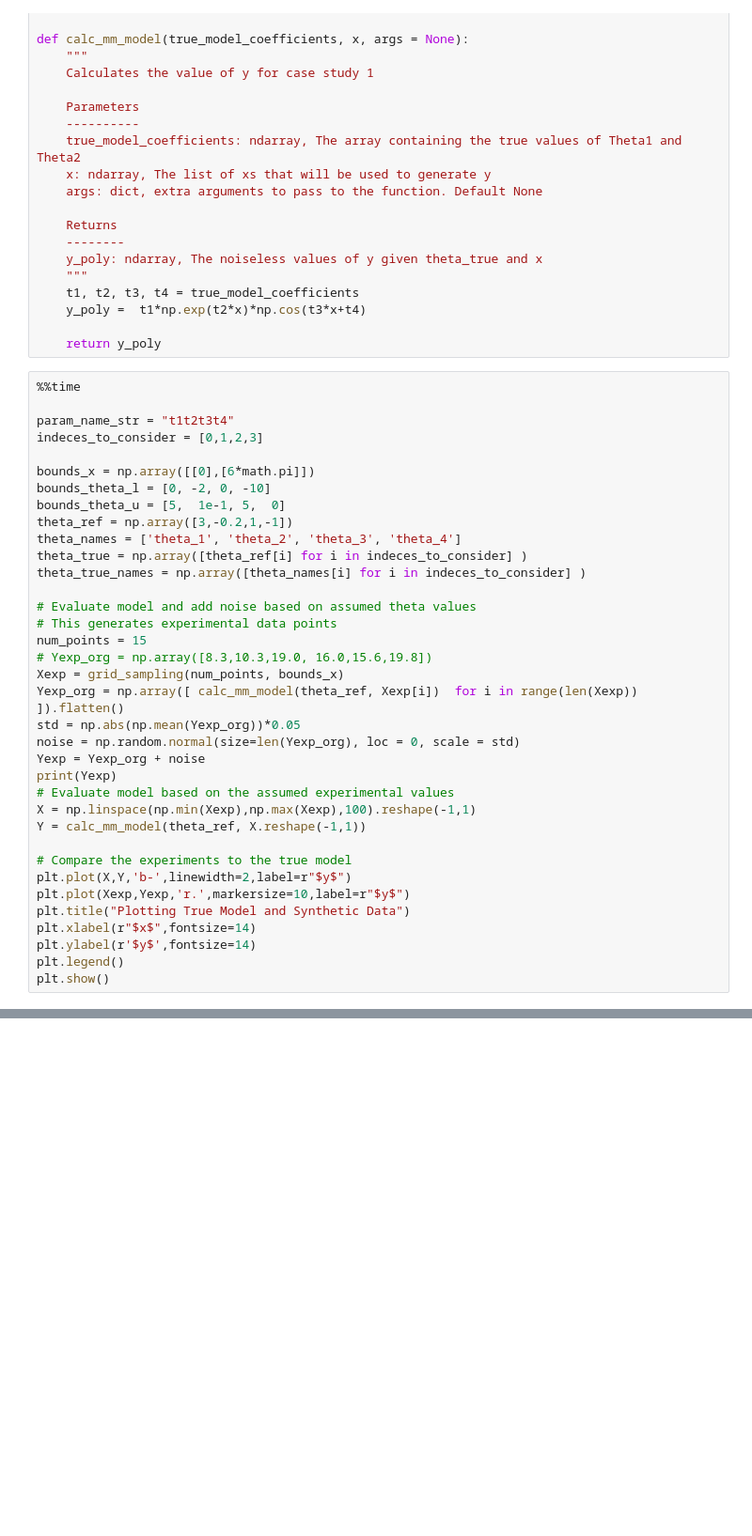
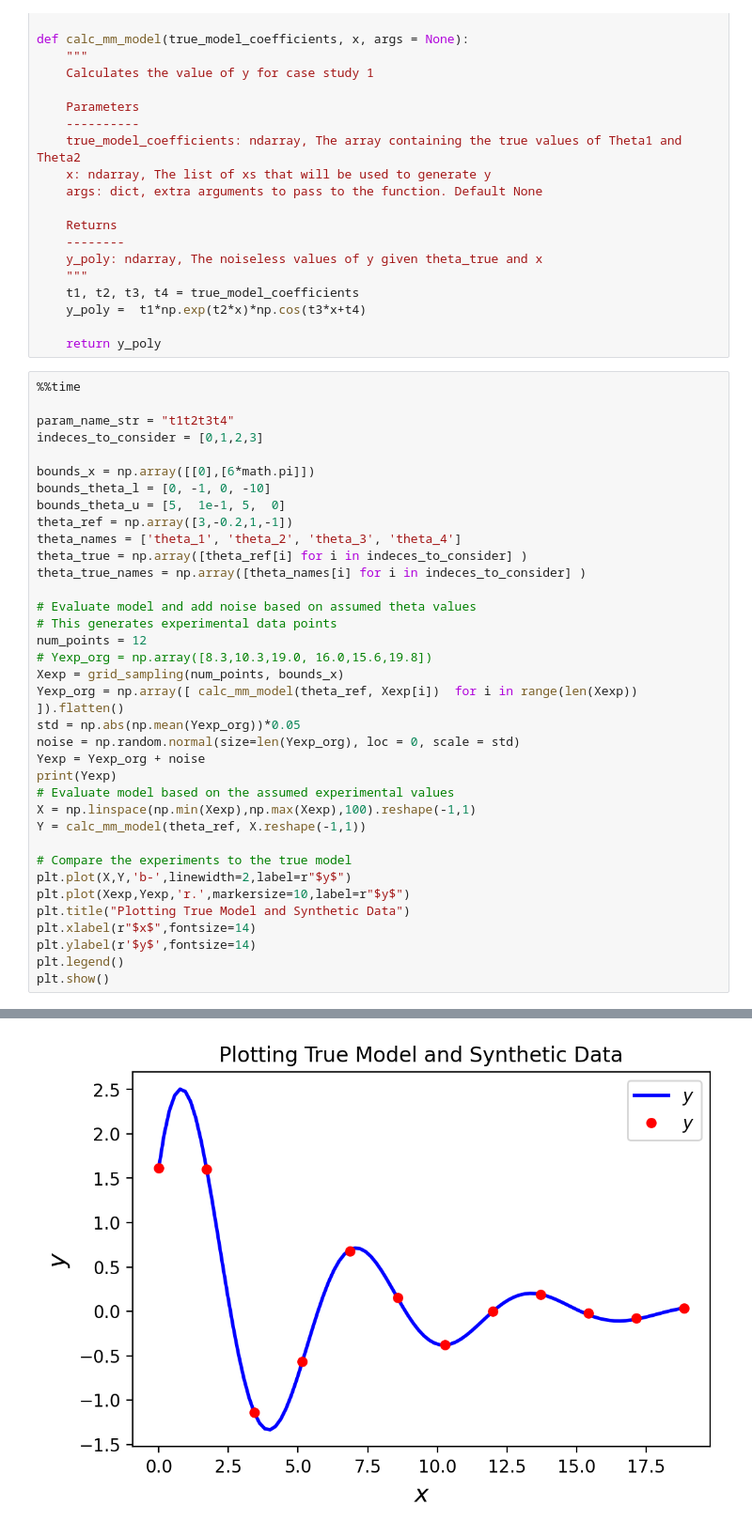
Before and after one commit to dowlinglab/GPBO_Emulators, a Jupyter notebook: Nonlinear_Regression/CS17_NLR.ipynb, the cells around one changed output, grey strips where cells are left out. Shown at 94% size. Drawn from its saved outputs; the diff is of its cells as text; blank space fills up the shorter version.

```diff
--- a/Nonlinear_Regression/CS17_NLR.ipynb
+++ b/Nonlinear_Regression/CS17_NLR.ipynb
@@ -75,7 +75,7 @@ param_name_str = "t1t2t3t4"
 indeces_to_consider = [0,1,2,3]
 
 bounds_x = np.array([[0],[6*math.pi]])
-bounds_theta_l = [0, -2, 0, -10]
+bounds_theta_l = [0, -1, 0, -10]
 bounds_theta_u = [5,  1e-1, 5,  0]
 theta_ref = np.array([3,-0.2,1,-1])
 theta_names = ['theta_1', 'theta_2', 'theta_3', 'theta_4']
@@ -84,7 +84,7 @@ theta_true_names = np.array([theta_names[i] for i in indeces_to_consider] )
 
 # Evaluate model and add noise based on assumed theta values
 # This generates experimental data points
-num_points = 15
+num_points = 12
 # Yexp_org = np.array([8.3,10.3,19.0, 16.0,15.6,19.8])
 Xexp = grid_sampling(num_points, bounds_x)
 Yexp_org = np.array([ calc_mm_model(theta_ref, Xexp[i])  for i in range(len(Xexp)) ]).flatten()
@@ -104,3 +104,4 @@ plt.xlabel(r"$x$",fontsize=14)
 plt.ylabel(r'$y$',fontsize=14)
 plt.legend()
 plt.show()
+# %% [output]
@@ -106,0 +110 @@ plt.show()
+[figure, added]
```
Also changed, not shown: parts of 7 cells of this notebook, 6 other files.
